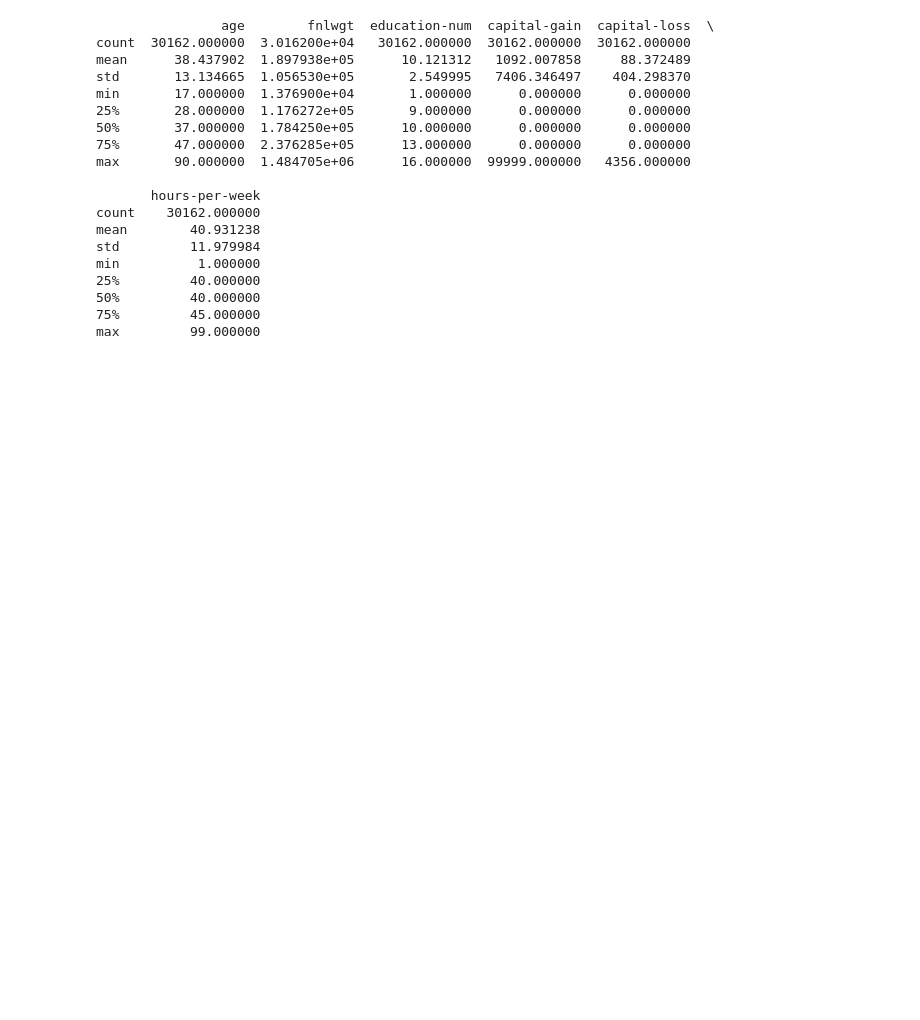
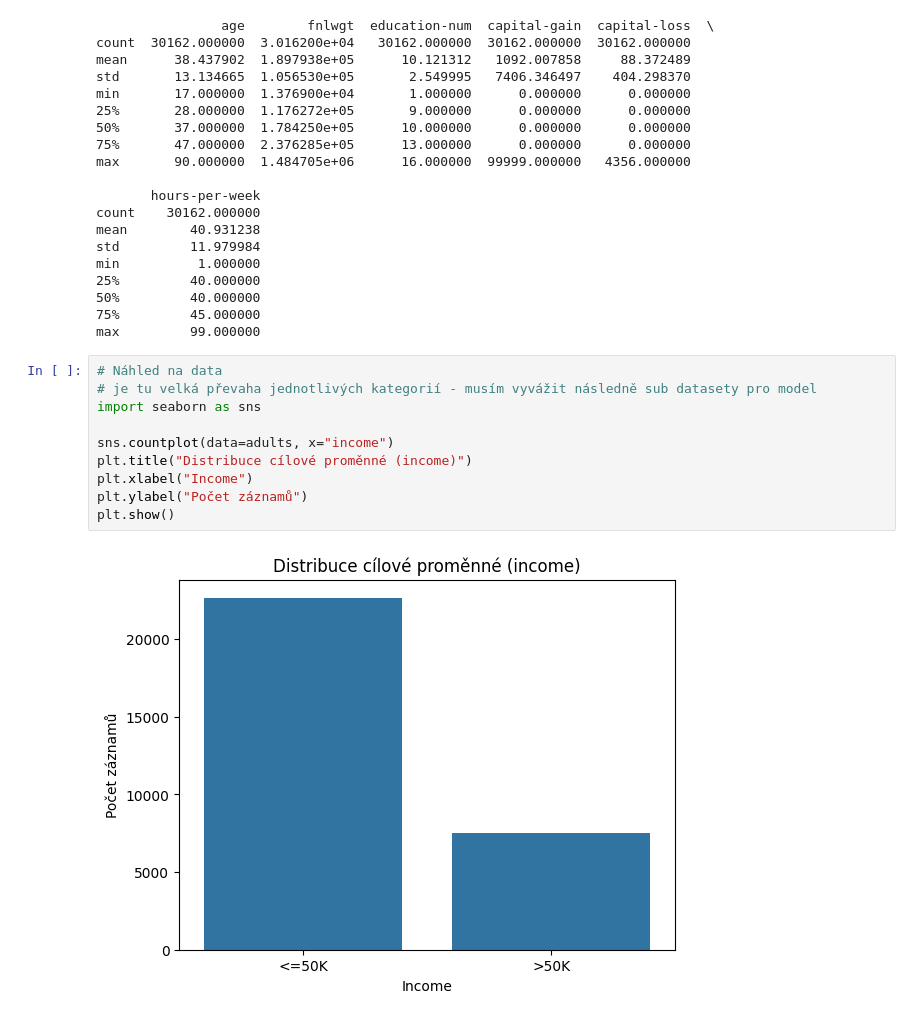
Before and after one commit to Marty808s/STATNICE-SZZ-PB_SZZ-VB, a Jupyter notebook: PI/USU/USU_2.ipynb, the cells around one changed output. Cells and saved outputs as stored; diff of their text form; blank space fills up the shorter version.

Commit message:
prepared 4 modeling

```diff
--- a/PI/USU/USU_2.ipynb
+++ b/PI/USU/USU_2.ipynb
@@ -209,3 +240,15 @@ min          1.000000
 50%         40.000000
 75%         45.000000
 max         99.000000
+# %%
+# Náhled na data
+# je tu velká převaha jednotlivých kategorií - musím vyvážit následně sub datasety pro model
+import seaborn as sns
+
+sns.countplot(data=adults, x="income")
+plt.title("Distribuce cílové proměnné (income)")
+plt.xlabel("Income")
+plt.ylabel("Počet záznamů")
+plt.show()
+# %% [output]
+[figure, added]
```
Also changed, not shown: parts of 15 cells of this notebook.
